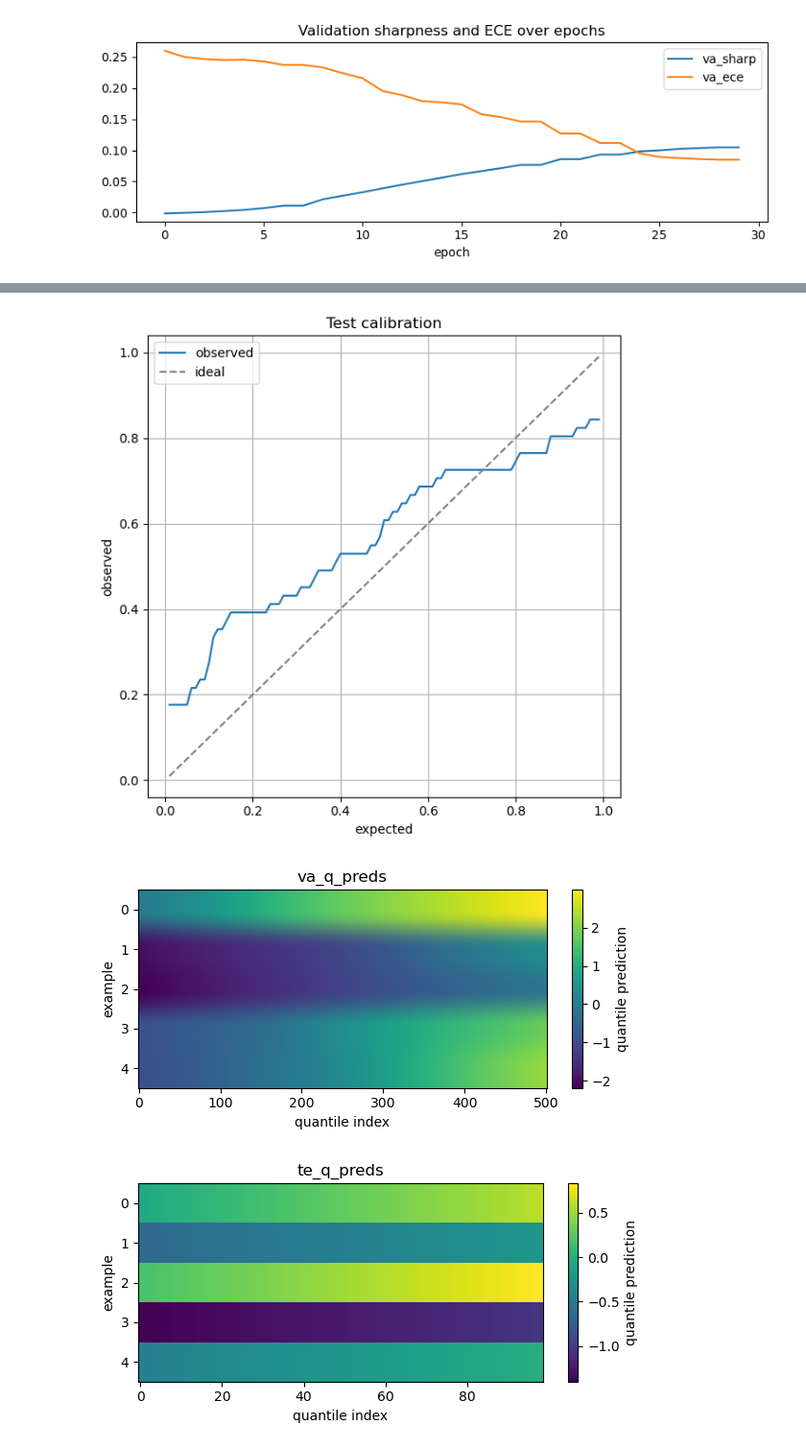
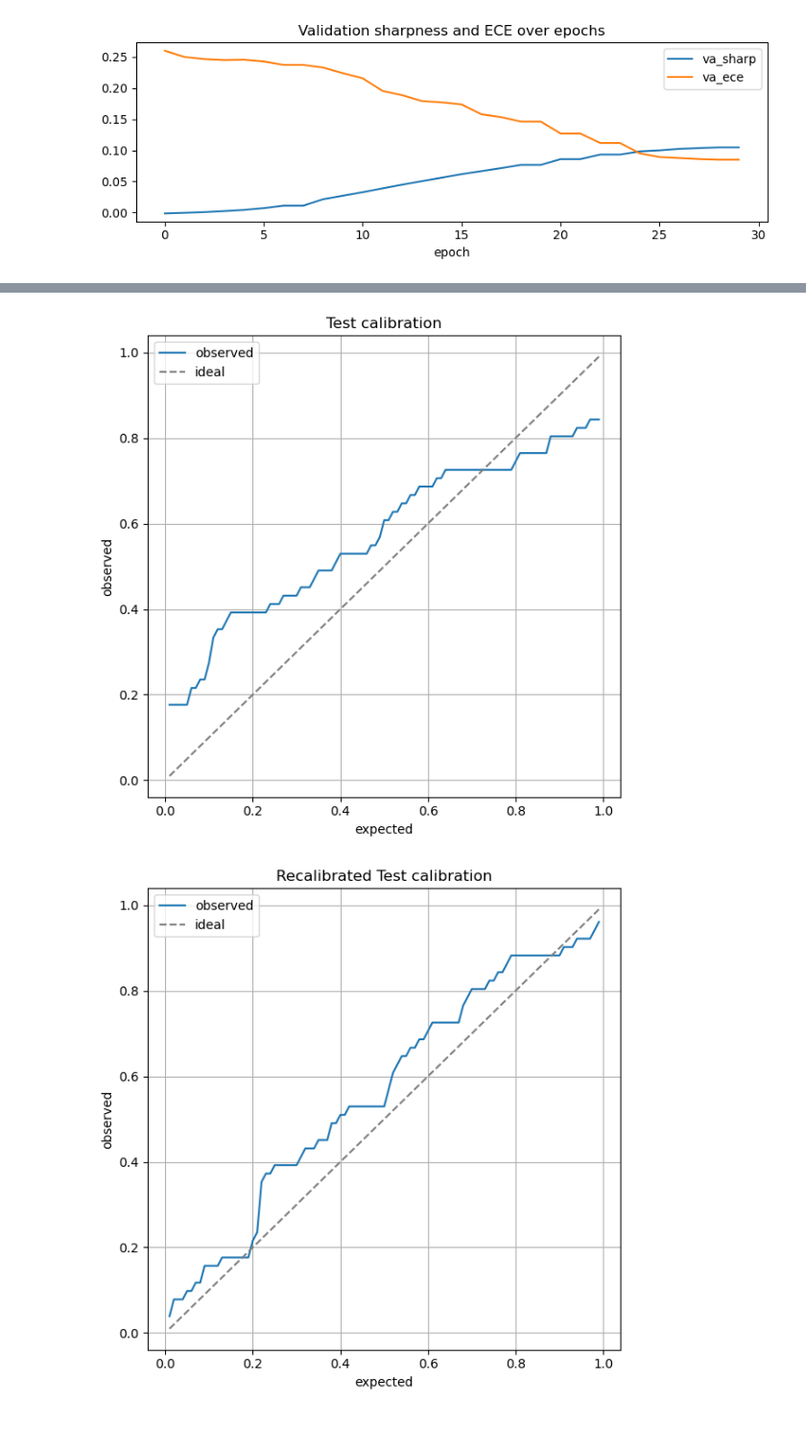
Before and after one commit to Zyxleo123/calibrated-quantile-uq, a Jupyter notebook: plot_results.ipynb, the cells around one changed output, grey strips where cells are left out. Shown: that part at 96% size. Saved outputs shown, nothing was run; the diff lists cells and outputs as text; code cells hidden in the pictures.

Commit message:
Log scoring rules and visualization

```diff
--- a/plot_results.ipynb
+++ b/plot_results.ipynb
@@ -119,54 +177,36 @@ def plot_cali(exp_props, obs_props, title='Calibration curve'):
         print('Missing exp_props or obs_props')
         return
     plt.figure(figsize=(6,6))
     plt.plot(exp, obs, label='observed')
     plt.plot(exp, exp, '--', color='gray', label='ideal')
     plt.xlabel('expected')
     plt.ylabel('observed')
     plt.legend()
     plt.title(title)
     plt.grid(True)
     plt.tight_layout()
     plt.show()
 
 va_exp = maybe_get('va_exp_props')
 va_obs = maybe_get('va_obs_props')
 if va_exp is not None and va_obs is not None:
     plot_cali(va_exp, va_obs, title='Validation calibration')
 else:
     print('Validation calibration data missing')
 
 te_exp = maybe_get('te_exp_props')
 te_obs = maybe_get('te_obs_props')
 if te_exp is not None and te_obs is not None:
     plot_cali(te_exp, te_obs, title='Test calibration')
 else:
     print('Test calibration data missing')
 
-# If q-pred matrices exist, show a heatmap-like summary for a few examples
-va_q = maybe_get('va_q_preds')
-te_q = maybe_get('te_q_preds')
-import numpy as _np
-def show_q_matrix(qm, name='q_preds', n_examples=5):
-    if qm is None:
-        print(f"{name} missing")
-        return
-    qm_np = to_np(qm)
-    # qm expected shape (n_examples, n_quantiles)
-    n = min(n_examples, qm_np.shape[0])
-    plt.figure(figsize=(6, n*0.6))
-    plt.imshow(qm_np[:n, :], aspect='auto', cmap='viridis')
-    plt.colorbar(label='quantile prediction')
-    plt.ylabel('example')
-    plt.xlabel('quantile index')
-    plt.title(name)
-    plt.tight_layout()
-    plt.show()
-
-show_q_matrix(va_q, 'va_q_preds')
-show_q_matrix(te_q, 'te_q_preds')
+recal_te_obs = maybe_get('recal_te_obs_props')
+if te_exp is not None and recal_te_obs is not None:
+    plot_cali(te_exp, recal_te_obs, title='Recalibrated Test calibration')
+else:
+    print('Recalibrated Test calibration data missing')
 # %% [output]
 [figure]
 [figure]
-[figure, old version]
+[figure, new version]
-[figure, removed]
```
Also changed, not shown: parts of 6 cells of this notebook, 2 other files.
